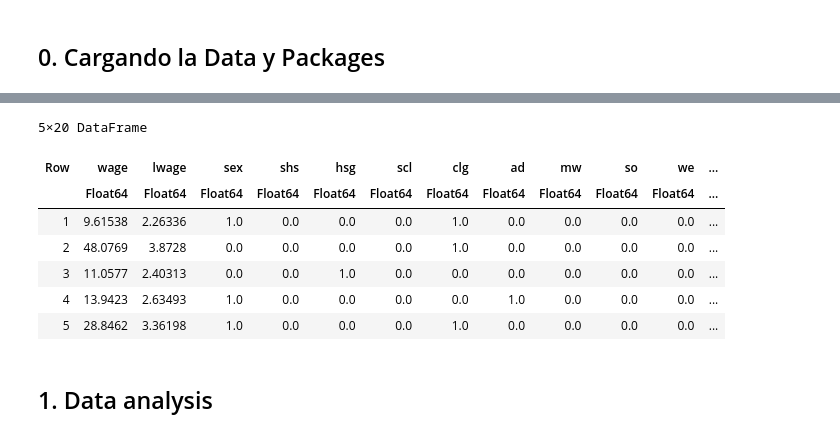
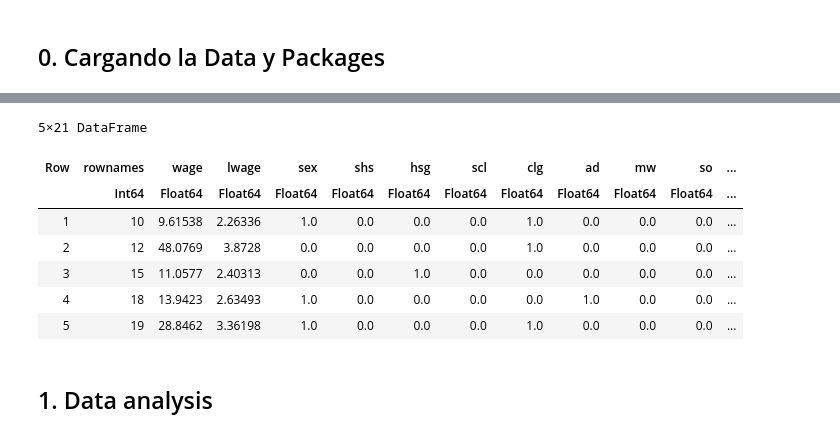
Before and after one commit to d2cml-ai/CausalAI-Course, a Jupyter notebook: Labs/Assignment/Assignment_1/group3_assignment1_Julia.ipynb, the cells around one changed output, grey strips where cells are left out. Cells and saved outputs as stored; diff of their text form; code cells hidden in the pictures.

```diff
--- a/Labs/Assignment/Assignment_1/group3_assignment1_Julia.ipynb
+++ b/Labs/Assignment/Assignment_1/group3_assignment1_Julia.ipynb
@@ -32,31 +32,31 @@ Pkg.add("CategoricalArrays")
 # %%
 using CSV
 using GLM
 using DataFrames
 using LaTeXStrings
 using StatsBase
 using Statistics,RData
 using CategoricalArrays
 
 #podemos cargar esto como csv
 df_csv = CSV.read("../../../data/wage2015_subsample_inference.csv", DataFrame)
 #pero también como RData
-df_rdata = load("../../../data/wage2015_subsample_inference.RData")["data"]
+#df_rdata = load("../../../data/wage2015_subsample_inference.RData")["data"]
 
-#en este caso usaremos el archivo RData sobretodo porque detecta Categoricals
-df = df_rdata
+#podemos usar el archivo RData sobretodo porque detecta Categoricals. Pero esta vez usaremos  el archivo csv
+df = df_csv
 #para ver las primeras 5 observacione
 
 first(df, 5)
 # %% [output]
-5×20 DataFrame
+5×21 DataFrame
-| Row | wage | lwage | sex | shs | hsg | scl | clg | ad | mw | so | we | ... |
-|  | Float64 | Float64 | Float64 | Float64 | Float64 | Float64 | Float64 | Float64 | Float64 | Float64 | Float64 | ... |
-| 1 | 9.61538 | 2.26336 | 1.0 | 0.0 | 0.0 | 0.0 | 1.0 | 0.0 | 0.0 | 0.0 | 0.0 | ... |
-| 2 | 48.0769 | 3.8728 | 0.0 | 0.0 | 0.0 | 0.0 | 1.0 | 0.0 | 0.0 | 0.0 | 0.0 | ... |
-| 3 | 11.0577 | 2.40313 | 0.0 | 0.0 | 1.0 | 0.0 | 0.0 | 0.0 | 0.0 | 0.0 | 0.0 | ... |
-| 4 | 13.9423 | 2.63493 | 1.0 | 0.0 | 0.0 | 0.0 | 0.0 | 1.0 | 0.0 | 0.0 | 0.0 | ... |
-| 5 | 28.8462 | 3.36198 | 1.0 | 0.0 | 0.0 | 0.0 | 1.0 | 0.0 | 0.0 | 0.0 | 0.0 | ... |
+| Row | rownames | wage | lwage | sex | shs | hsg | scl | clg | ad | mw | so | ... |
+|  | Int64 | Float64 | Float64 | Float64 | Float64 | Float64 | Float64 | Float64 | Float64 | Float64 | Float64 | ... |
+| 1 | 10 | 9.61538 | 2.26336 | 1.0 | 0.0 | 0.0 | 0.0 | 1.0 | 0.0 | 0.0 | 0.0 | ... |
+| 2 | 12 | 48.0769 | 3.8728 | 0.0 | 0.0 | 0.0 | 0.0 | 1.0 | 0.0 | 0.0 | 0.0 | ... |
+| 3 | 15 | 11.0577 | 2.40313 | 0.0 | 0.0 | 1.0 | 0.0 | 0.0 | 0.0 | 0.0 | 0.0 | ... |
+| 4 | 18 | 13.9423 | 2.63493 | 1.0 | 0.0 | 0.0 | 0.0 | 0.0 | 1.0 | 0.0 | 0.0 | ... |
+| 5 | 19 | 28.8462 | 3.36198 | 1.0 | 0.0 | 0.0 | 0.0 | 1.0 | 0.0 | 0.0 | 0.0 | ... |
 # %% [markdown]
 ## 1. Data analysis
 # %% [markdown]
```
Also changed, not shown: parts of 16 cells of this notebook.
